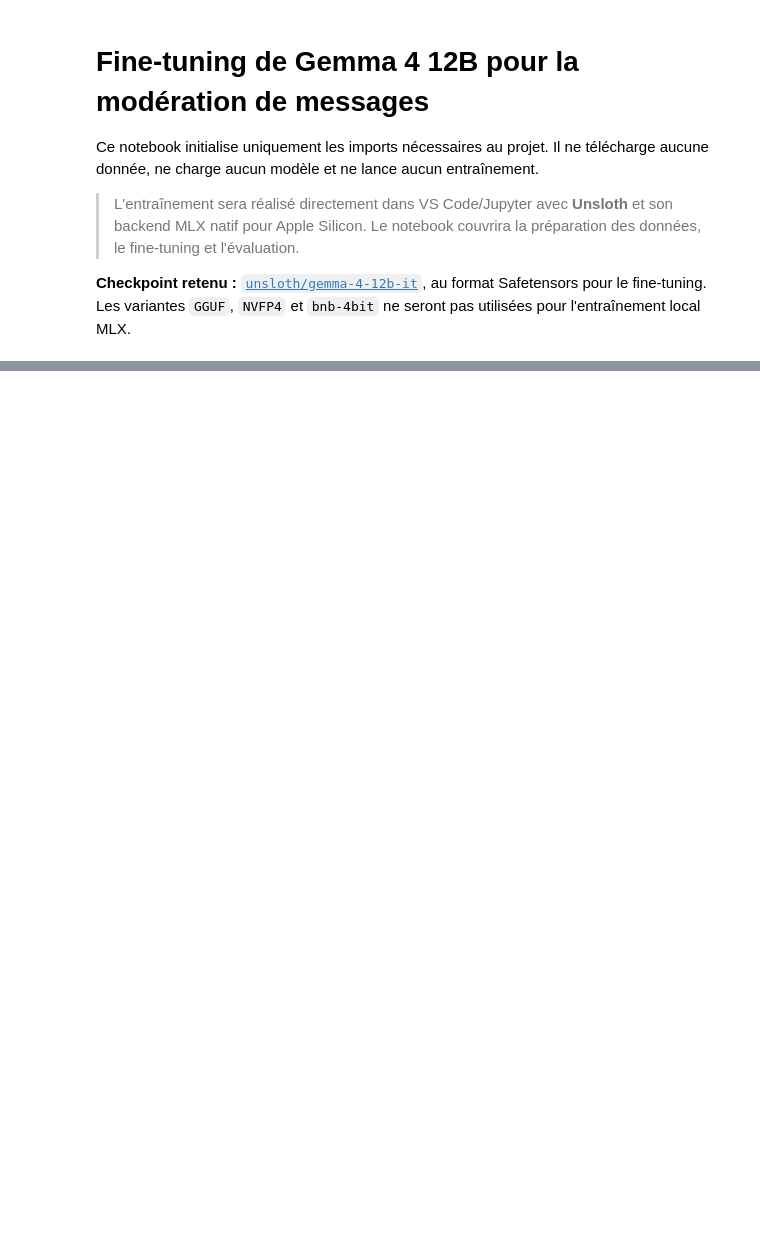
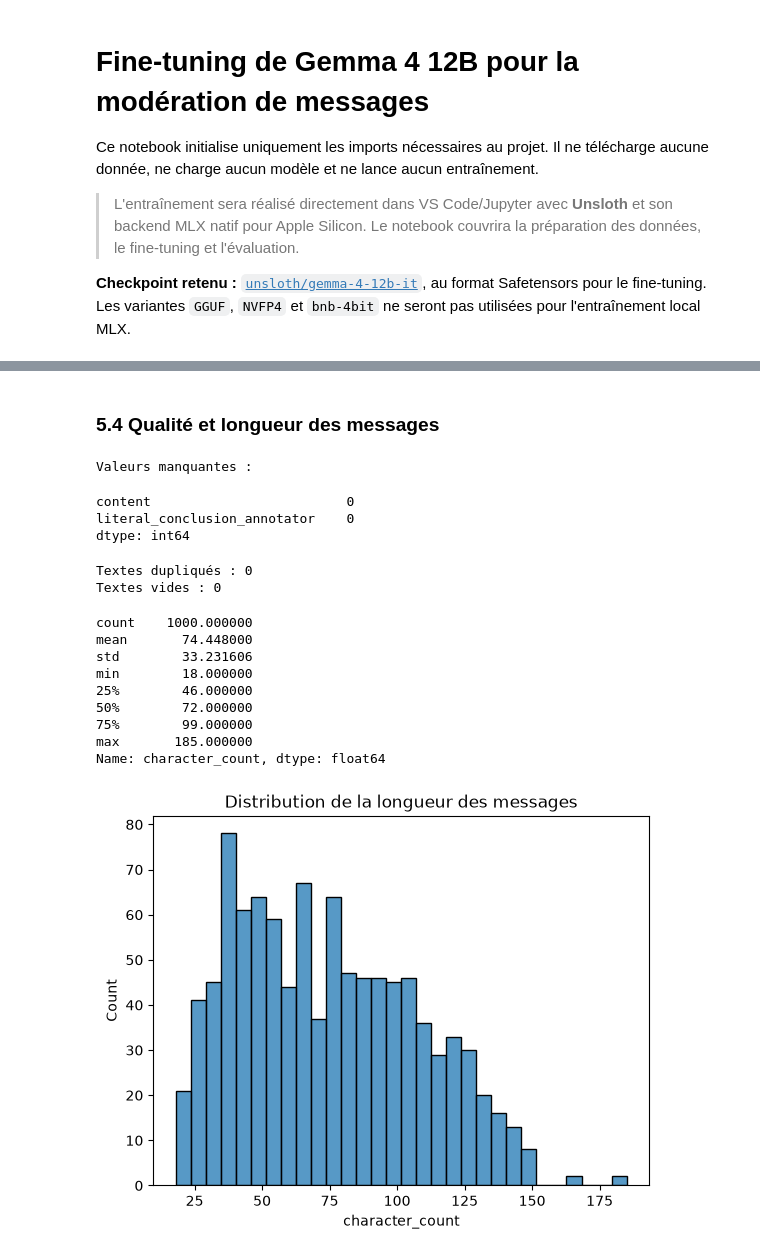
Before and after one commit to DevElou/Finetuning-learning, a Jupyter notebook: Gemma-Moderation/gemma_4_12b_moderation_finetuning.ipynb, the cells around one changed output, grey strips where cells are left out. Drawn from its saved outputs; the diff is of its cells as text; code cells hidden in the pictures; blank space fills up the shorter version.

Commit message:
add: split moderation dataset

```diff
--- a/Gemma-Moderation/gemma_4_12b_moderation_finetuning.ipynb
+++ b/Gemma-Moderation/gemma_4_12b_moderation_finetuning.ipynb
@@ -67,0 +74,4 @@ from unsloth import (
+# %%
+from datasets import load_dataset
+
+dataset = load_dataset("AxelDlv00/ToxiFrench")
@@ -67,0 +80,13 @@ from unsloth import (
+# %%
+train_data = dataset["train"]
+label_column = "literal_conclusion_annotator"
+
+oui = train_data.filter(lambda row: row[label_column] == "oui")
+non = train_data.filter(lambda row: row[label_column] == "non")
+
+small_train = concatenate_datasets([
+      oui.shuffle(seed=42).select(range(500)),
+      non.shuffle(seed=42).select(range(500)),
+  ]).shuffle(seed=42)
+
+display(small_train[:5])
@@ -67,0 +131,6 @@ from unsloth import (
+# %%
+df = small_train.to_pandas()
+
+print(f"Nombre de lignes : {len(df)}")
+print("Colonnes :", df.columns.tolist())
+display(df.head())
@@ -67,0 +148,5 @@ from unsloth import (
+# %%
+label_column = "literal_conclusion_annotator"
+
+display(df[label_column].value_counts(dropna=False))
+display(df[label_column].value_counts(normalize=True, dropna=False))
@@ -67,0 +162,33 @@ from unsloth import (
+# %% [markdown]
+### 5.4 Qualité et longueur des messages
+# %%
+print("Valeurs manquantes :")
+display(df[["content", label_column]].isna().sum())
+
+print("Textes dupliqués :", df["content"].duplicated().sum())
+print("Textes vides :", df["content"].fillna("").str.strip().eq("").sum())
+
+df["character_count"] = df["content"].fillna("").str.len()
+
+display(df["character_count"].describe())
+
+sns.histplot(df["character_count"], bins=30)
+plt.title("Distribution de la longueur des messages")
+plt.show()
+# %% [output]
+Valeurs manquantes :
+content                         0
+literal_conclusion_annotator    0
+dtype: int64
+Textes dupliqués : 0
+Textes vides : 0
+count    1000.000000
+mean       74.448000
+std        33.231606
+min        18.000000
+25%        46.000000
+50%        72.000000
+75%        99.000000
+max       185.000000
+Name: character_count, dtype: float64
+[figure, added]
```
Also changed, not shown: parts of 21 cells of this notebook.
